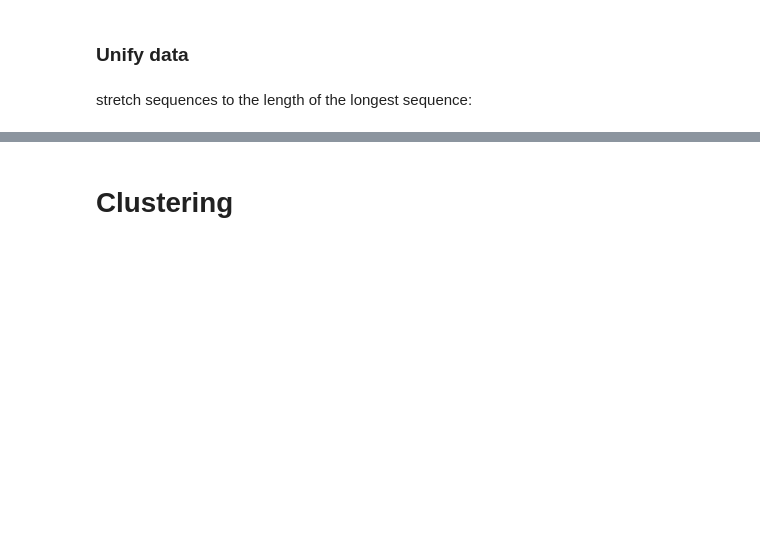
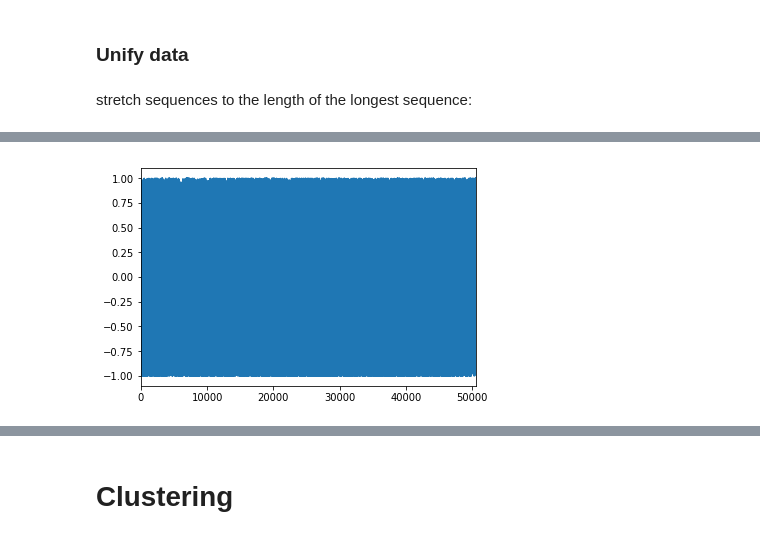
Before and after one commit to Marytem/Book2Sentiment, a Jupyter notebook: clustering.ipynb, the cells around one changed output, grey strips where cells are left out. Cells and saved outputs as stored; diff of their text form; code cells hidden in the pictures; blank space fills up the shorter version.

```diff
--- a/clustering.ipynb
+++ b/clustering.ipynb
@@ -18,0 +11,8 @@ numpy.ndarray
+# %%
+from os import listdir
+from os.path import isfile, join
+mypath = "data/parsed/"
+onlyfiles = [f for f in listdir(mypath) if isfile(join(mypath, f))]
+# %%
+books_data = np.array([np.loadtxt(mypath+file) for file in onlyfiles])
+books_data[:10]
@@ -42,4 +63,4 @@ def stretch(max_len, arr):
         arr = np.concatenate((arr[:i+1], [ins_value], arr[i+1:]))
     return arr
 # %%
-books_data = [stretch(max_len, i) for i in books_data]
+books_data = np.array([stretch(max_len, i) for i in books_data])
@@ -54,0 +86,5 @@ for i in books_data:
+# %%
+books_data['A Game Of Thrones - George R. R. Martin.txt'].plot()
+plt.show()
+# %% [output]
+[figure, added]
```
Also changed, not shown: parts of 31 cells of this notebook.
